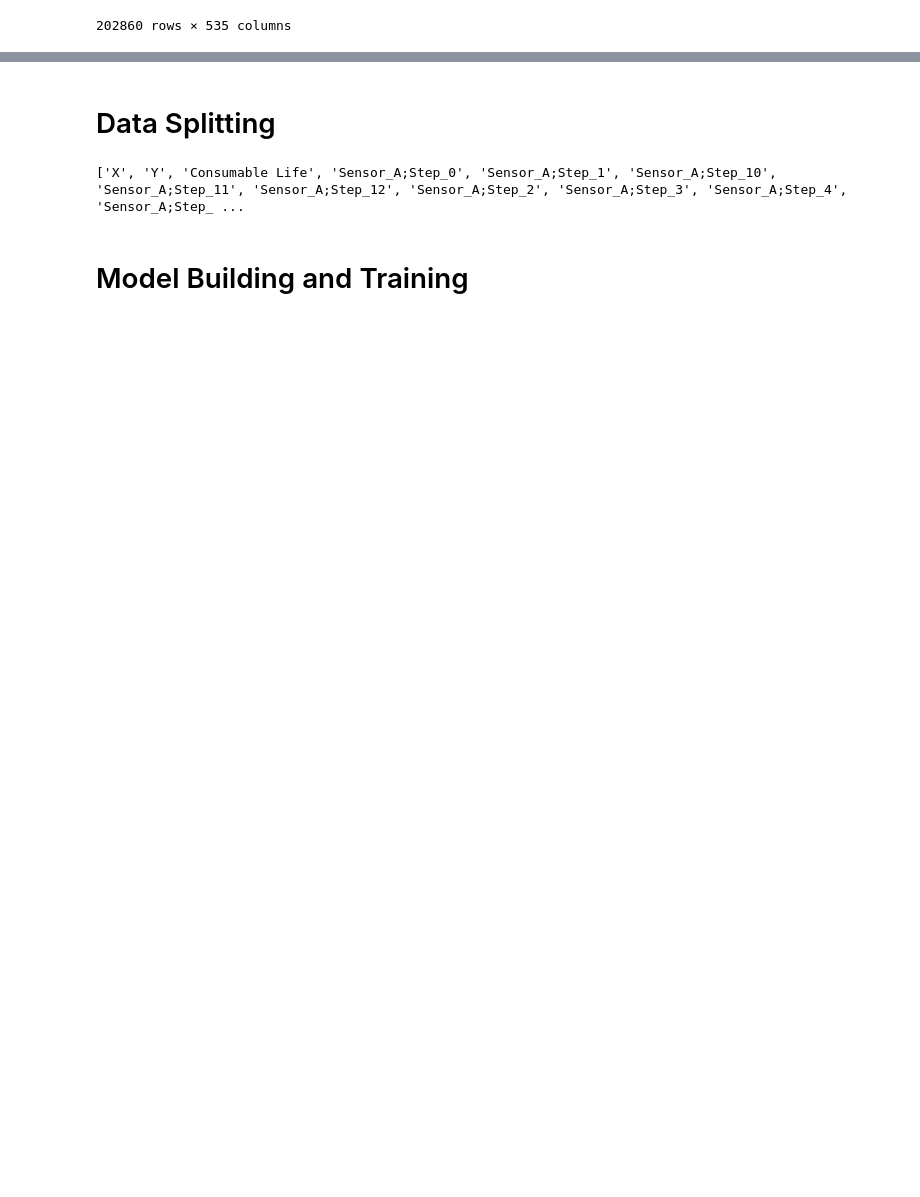
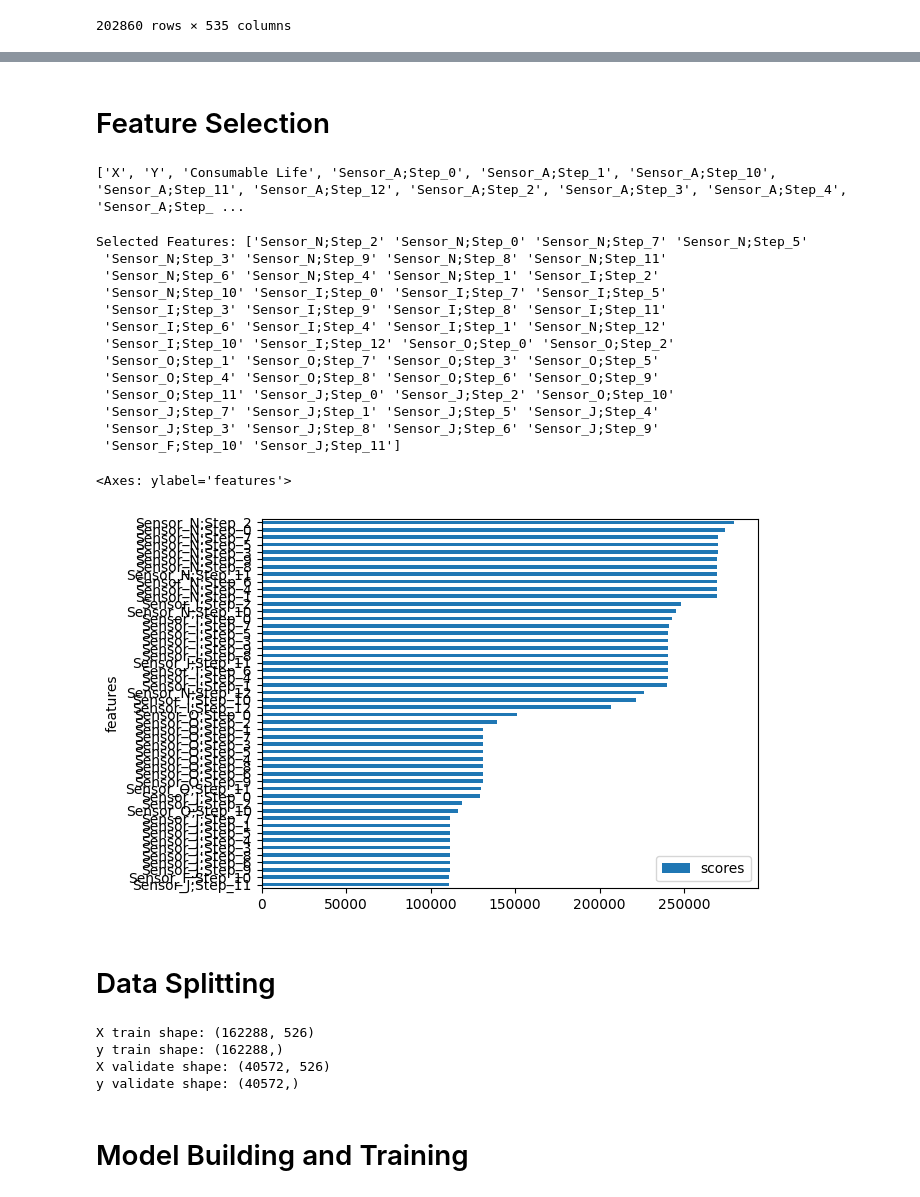
Before and after one commit to alvinnnnnnnnnn/Micron-AI-Challenge, a Jupyter notebook: final.ipynb, the cells around one changed output, grey strips where cells are left out. Saved outputs shown, nothing was run; the diff lists cells and outputs as text; code cells hidden in the pictures; blank space fills up the shorter version.

Commit message:
updated with all the models and stuff

```diff
--- a/final.ipynb
+++ b/final.ipynb
@@ -472,5 +495,5 @@ final_df.sort_values(by=["Run ID","Run Start Time"], ascending=False)
-# %% [markdown]
-# Data Splitting
+# %% [markdown]
+# Feature Selection
 # %%
 target = 'Measurement'
 non_features = ["Run ID", "Run Start Time", "Run End Time", "X_index", "Y_index", "Point Index", "Process Step", "Tool ID"]
@@ -480,2 +503,40 @@ print(features)
 # %% [output]
 ['X', 'Y', 'Consumable Life', 'Sensor_A;Step_0', 'Sensor_A;Step_1', 'Sensor_A;Step_10', 'Sensor_A;Step_11', 'Sensor_A;Step_12', 'Sensor_A;Step_2', 'Sensor_A;Step_3', 'Sensor_A;Step_4', 'Sensor_A;Step_ ...
+# %%
+def select_k_best_regression(X, Y, top_k: int = 50):
+    model = SelectKBest(score_func=f_regression, k=top_k)
+    model.fit(X, Y)
+    scores = model.scores_
+    col_names = X.columns
+
+    score_df = pd.DataFrame({
+        'features': col_names,
+        'scores': scores
+    }).sort_values(by='scores', ascending=False).reset_index(drop=True).round(3)
+
+    selected_features = score_df.head(top_k)['features'].values
+    return selected_features, score_df.head(top_k)
+
+# Example usage:
+selected_features, top_k_df = select_k_best_regression(X, y, top_k=50)
+
+print("Selected Features:", selected_features)
+top_k_df.sort_values(by='scores', ascending=True).plot.barh(y='scores', x='features')
+# %% [output]
+Selected Features: ['Sensor_N;Step_2' 'Sensor_N;Step_0' 'Sensor_N;Step_7' 'Sensor_N;Step_5'
+ 'Sensor_N;Step_3' 'Sensor_N;Step_9' 'Sensor_N;Step_8' 'Sensor_N;Step_11'
+ 'Sensor_N;Step_6' 'Sensor_N;Step_4' 'Sensor_N;Step_1' 'Sensor_I;Step_2'
+ 'Sensor_N;Step_10' 'Sensor_I;Step_0' 'Sensor_I;Step_7' 'Sensor_I;Step_5'
+ 'Sensor_I;Step_3' 'Sensor_I;Step_9' 'Sensor_I;Step_8' 'Sensor_I;Step_11'
+ 'Sensor_I;Step_6' 'Sensor_I;Step_4' 'Sensor_I;Step_1' 'Sensor_N;Step_12'
+ 'Sensor_I;Step_10' 'Sensor_I;Step_12' 'Sensor_O;Step_0' 'Sensor_O;Step_2'
+ 'Sensor_O;Step_1' 'Sensor_O;Step_7' 'Sensor_O;Step_3' 'Sensor_O;Step_5'
+ 'Sensor_O;Step_4' 'Sensor_O;Step_8' 'Sensor_O;Step_6' 'Sensor_O;Step_9'
+ 'Sensor_O;Step_11' 'Sensor_J;Step_0' 'Sensor_J;Step_2' 'Sensor_O;Step_10'
+ 'Sensor_J;Step_7' 'Sensor_J;Step_1' 'Sensor_J;Step_5' 'Sensor_J;Step_4'
+ 'Sensor_J;Step_3' 'Sensor_J;Step_8' 'Sensor_J;Step_6' 'Sensor_J;Step_9'
+ 'Sensor_F;Step_10' 'Sensor_J;Step_11']
+<Axes: ylabel='features'>
+[figure, added]
+# %% [markdown]
+# Data Splitting
@@ -482,2 +547,13 @@ print(features)
 # %%
-# Split the data by Tool ID into train and validation sets
+X_train, X_validate, y_train, y_validate = train_test_split(X, y, test_size=0.2, random_state=42)
+
+print("X train shape:", X_train.shape)
+print("y train shape:", y_train.shape)
+
+print("X validate shape:", X_validate.shape)
+print("y validate shape:", y_validate.shape)
+# %% [output]
+X train shape: (162288, 526)
+y train shape: (162288,)
+X validate shape: (40572, 526)
+y validate shape: (40572,)
```
Also changed, not shown: parts of 34 cells of this notebook.
